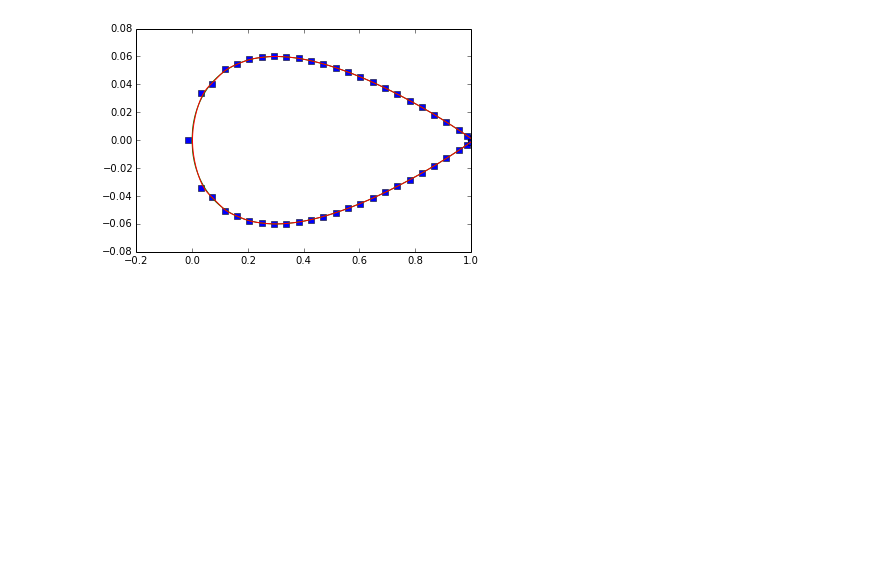
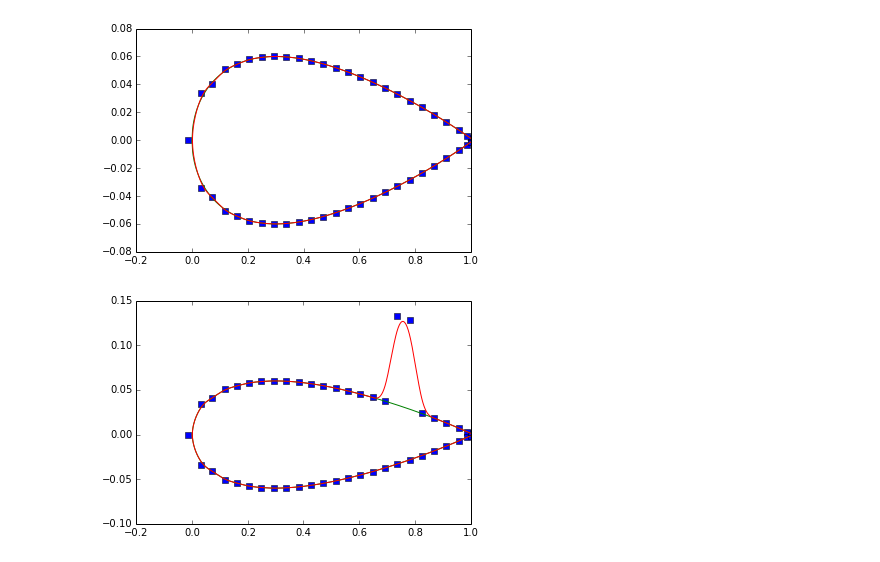
Before and after one commit to iain-peddie/AgileAlgorithmsCourse, a Jupyter notebook: src/BSpline model solution.ipynb, the cells around one changed output. Saved outputs shown, nothing was run; the diff lists cells and outputs as text; code cells hidden in the pictures; blank space fills up the shorter version.

Commit message:
Final result. Can fit and add a bump.

```diff
--- a/src/BSpline model solution.ipynb
+++ b/src/BSpline model solution.ipynb
@@ -13,10 +13,6 @@ from matplotlib.pyplot import *
 # %%
 def buildKnotVector(order, numberSpans):
     return np.hstack([np.zeros(order), np.linspace(0,1,numberSpans+1), np.ones(order)])
-
-numSpans = 20
-order = 3
-knotVector=  buildKnotVector(order, numSpans)
 
 data = CourseExamples.generateExampleData(1)
 dataPoints = data['anticlockwise']
@@ -44,15 +40,11 @@ def fitSpline(dataPoints, order, knotVector):
     fitData = np.linalg.lstsq(basisFuncs, dataPoints)
     return fitData
 
-fitData = fitSpline(dataPoints, order, knotVector)
-controlPoints = fitData[0]
 
 def evaluateSpline(order, knotVector, controlPoints, numPoints):
     params = np.linspace(0,1,numPoints)
     basisFuncs = SplineAlgorithms.splineBasisFunctions(params, order+1, knotVector)
     return np.dot(basisFuncs, controlPoints)
-
-predPoints = evaluateSpline(order, knotVector,controlPoints, 1001)
 # %%
 def plotSnapshot(controlPoints, dataPoints, predPoints):
     plot(controlPoints[:, 0], controlPoints[:, 1], 's')
@@ -87,0 +70,21 @@ originalContro
+# %%
+def shiftControlPoints(xMin, xMax, yDelta, originalControlPoints):
+
+    output = originalControlPoints;
+    for iPoint in range(1,output.shape[0]):
+        x = originalControlPoints[iPoint, 0]
+        y=  originalControlPoints[iPoint, 1]
+
+        if x >= xMin and x <= xMax and y > 0:
+            y = y + yDelta
+
+        output[iPoint, 0] = x
+        output[iPoint, 1] = y
+
+    return output
+
+shiftedCps = shiftControlPoints(0.7, 0.8, 0.05, spline[2])
+predPointsWithBump = evaluateSpline(spline[0], spline[1], shiftedCps, 1001)
+plotSnapshot(shiftedCps, predPoints, predPointsWithBump)
+# %% [output]
+[figure, added]
```
Also changed, not shown: parts of 3 cells of this notebook.
